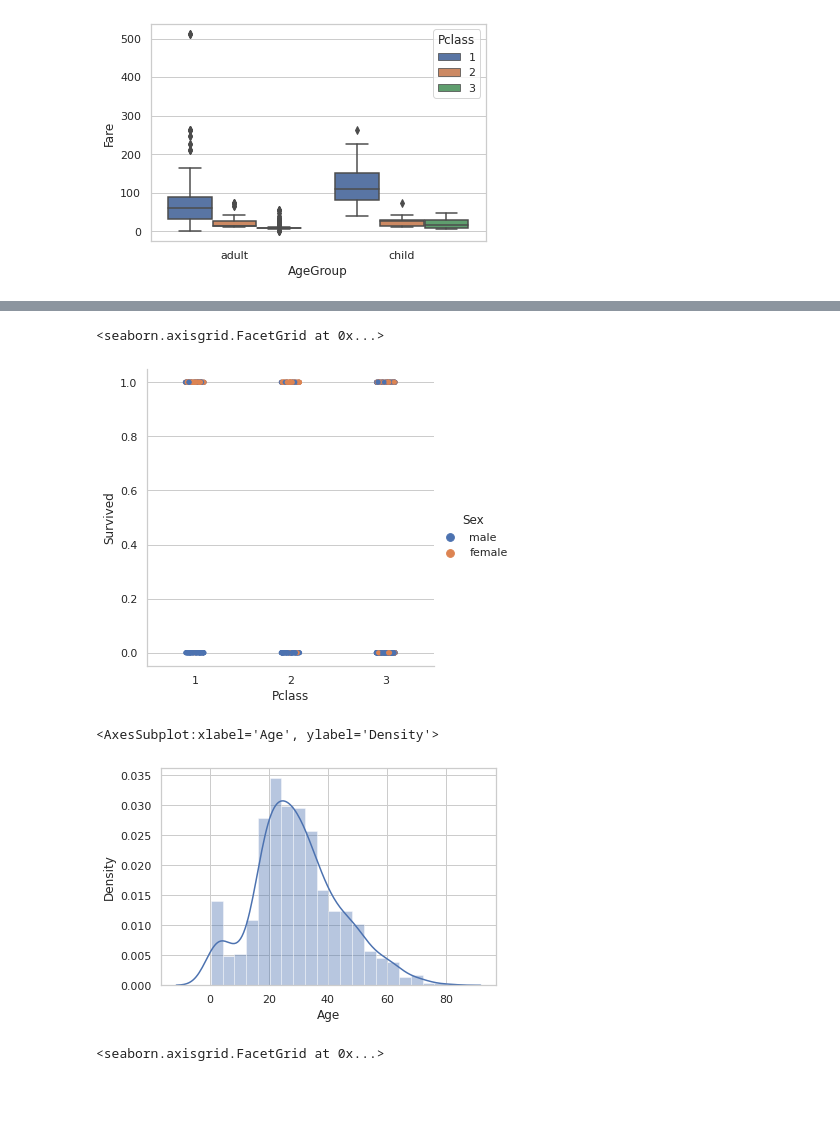
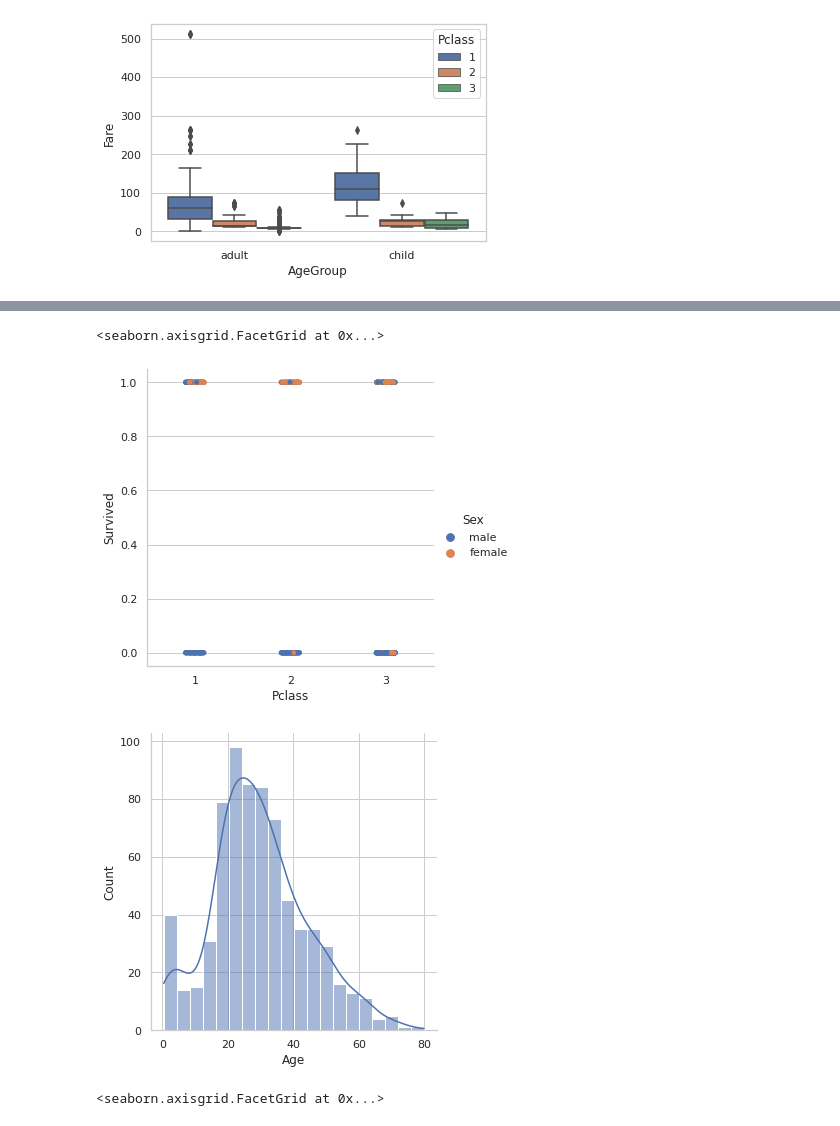
Before and after one commit to saitzaw/data-pipeline-for-ds, a Jupyter notebook: includes/DataExploration.ipynb, the cells around one changed output, grey strips where cells are left out. Cells and saved outputs as stored; diff of their text form; code cells hidden in the pictures; blank space fills up the shorter version.

Commit message:
update the data exploration with pearson and scatter plots

```diff
--- a/includes/DataExploration.ipynb
+++ b/includes/DataExploration.ipynb
@@ -109,7 +110,7 @@ def age_grouping(dataframe):
 # select the required columns to analysis
 sel_cols = ['Pclass', 'Sex', 'Ticket',
             'Cabin', 'Embarked', 'Age',
-            'AgeGroup', 'Fare','Survived']
+            'AgeGroup', 'Fare','SibSp','Parch','Survived']
 # %%
 titanic_df_mod = age_grouping(titanic_df)[sel_cols]
 # %%
@@ -230,12 +233,11 @@ sns.factorplot('Pclass','Survived',hue='Sex',data=titanic_df_mod)
 sns.catplot(x='Pclass',y='Survived',hue='Sex',data=titanic_df_mod, kind='strip')
 # %% [output]
 <seaborn.axisgrid.FacetGrid at 0x...>
-[figure, old version]
+[figure, new version]
 # %%
-sns.distplot(titanic_df_mod['Age'])
+ax = sns.displot(titanic_df_mod['Age'],kde=True)
 # %% [output]
-<AxesSubplot:xlabel='Age', ylabel='Density'>
-[figure, old version]
+[figure, new version]
 # %%
 sns.displot(data=titanic_df_mod, x = 'Age', hue='Pclass', col='Sex', kind='kde')
 # %% [output]
```
Also changed, not shown: parts of 20 cells of this notebook.
